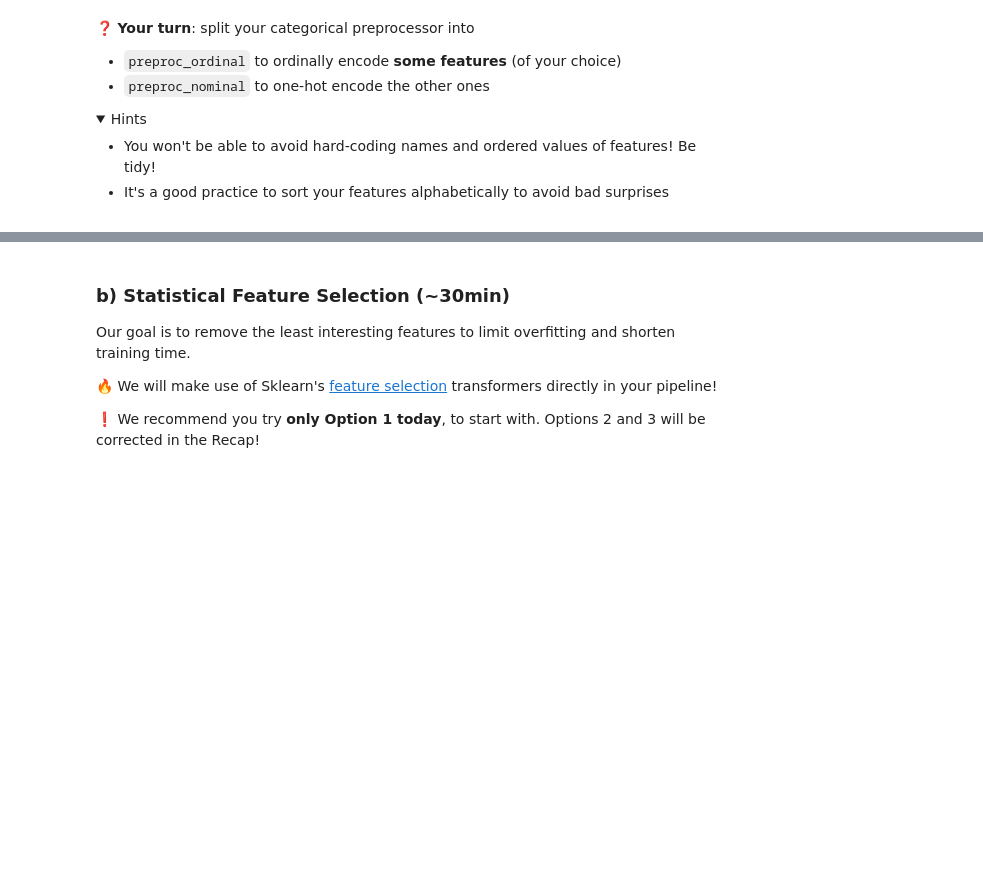
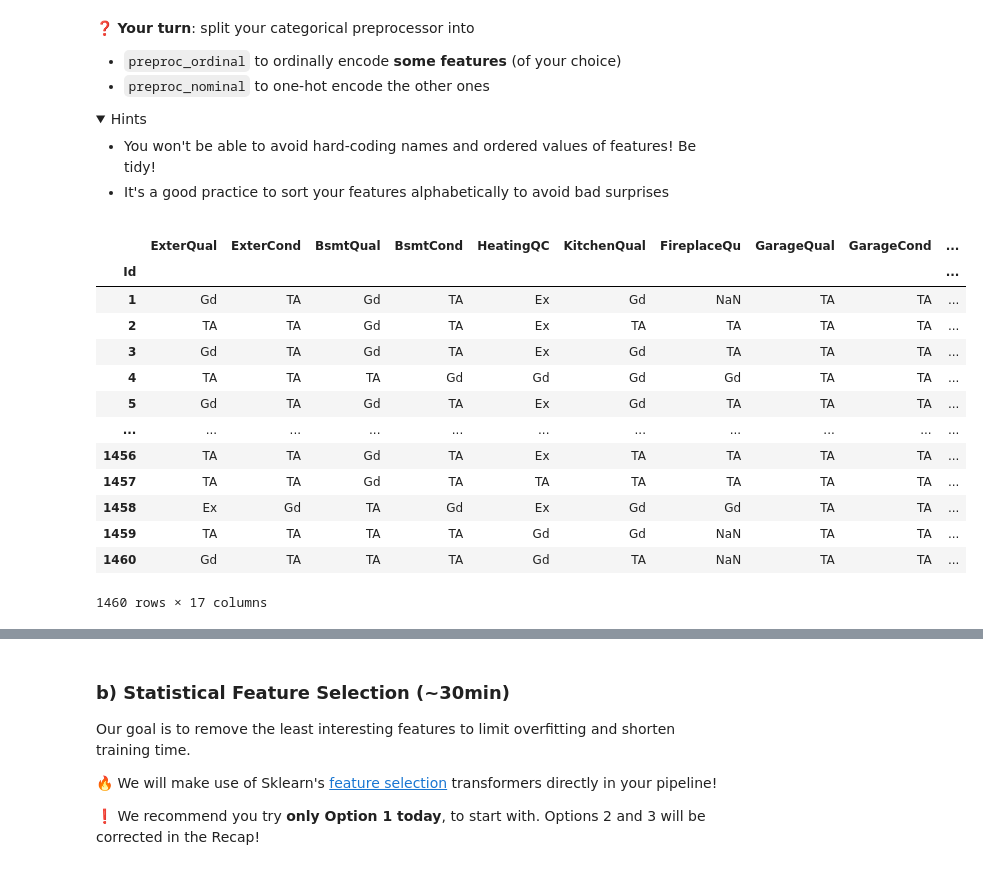
Before and after one commit to syanrys/data-houses-kaggle-competition, a Jupyter notebook: houses_kaggle_competition.ipynb, the cells around one changed output, grey strips where cells are left out. Saved outputs shown, nothing was run; the diff lists cells and outputs as text; code cells hidden in the pictures; folded sections open; blank space fills up the shorter version.

```diff
--- a/houses_kaggle_competition.ipynb
+++ b/houses_kaggle_competition.ipynb
@@ -153,0 +230,3 @@ If you are confident, you can try Sklearn's shorter-syntax `make_pipeline` or `m
+# %%
+shape_preproc_baseline = preproc_basline.fit_transform(X).shape
+shape_preproc_baseline
@@ -172,3 +271,8 @@ print(result.check())
+# %%
+pipe_basline = make_pipeline(
+    preproc_basline,
+    DecisionTreeRegressor()
+)
 # %% [markdown]
 ### c) Cross-Validate
 
@@ -206,8 +320,8 @@ X_test = pd.read_csv("https://wagon-public-datasets.s3.amazonaws.com/houses_test
 X_test_ids = X_test['Id'] # Keep ids
 X_test = X_test.drop(columns=['Id'])
 
-# Predict y_pred_baseline
-pass  # YOUR CODE HERE
+pipe_basline.fit(X, y)
+y_pred_baseline = pipe_basline.predict(X_test)
 # %% [markdown]
 ❓ Finally, store your ready-to-submit CSV as `submission_baseline.csv` in the `data` folder. **Carefully read** and understand Kaggle's required format and test it below (you don't need to submit this baseline to Kaggle for now).
 # %%
@@ -321,0 +460,39 @@ encoder.transform([
+# %%
+feature_quality = ['ExterQual', 'ExterCond', 'BsmtQual', 'BsmtCond', 'HeatingQC', 'KitchenQual', 'FireplaceQu', 'GarageQual', 'GarageCond', 'PoolQC']
+feature_quality_sorted = ['NA', 'Po', 'Fa', 'TA', 'Gd', 'Ex']
+
+feature_type = ['BsmtFinType1', 'BsmtFinType2']
+feature_type_sorted = ['NA', 'Unf', 'LwQ', 'Rec', 'BLQ', 'ALQ', 'GLQ']
+
+feature_privacy = ['Fence']
+feature_privacy_sorted = ['NA', 'MnWw', 'GdWo', 'MnPrv', 'GdPrv']
+
+feature_finish = ['GarageFinish']
+feature_finish_sorted = ['NA', 'Unf', 'RFn', 'Fin']
+
+feature_slope = ['LandSlope']
+feature_slope_sorted = ['Sev', 'Mod', 'Gtl']
+
+feature_exposure = ['BsmtExposure']
+feature_exposure_sorted = ['NA', 'No', 'Mn', 'Av', 'Gd']
+
+feature_electrical = ['Electrical']
+feature_electrical_sorted = ['NA','Mix', 'FuseP', 'FuseF', 'FuseA', 'SBrkr']
+
+feat_ordinal = feature_quality + feature_type + feature_privacy +feature_finish + feature_slope + feature_exposure + feature_electrical
+X[feat_ordinal]
+# %% [output]
+|  | ExterQual | ExterCond | BsmtQual | BsmtCond | HeatingQC | KitchenQual | FireplaceQu | GarageQual | GarageCond | ... |
+| Id |  |  |  |  |  |  |  |  |  | ... |
+| 1 | Gd | TA | Gd | TA | Ex | Gd | NaN | TA | TA | ... |
+| 2 | TA | TA | Gd | TA | Ex | TA | TA | TA | TA | ... |
+| 3 | Gd | TA | Gd | TA | Ex | Gd | TA | TA | TA | ... |
+| 4 | TA | TA | TA | Gd | Gd | Gd | Gd | TA | TA | ... |
+| 5 | Gd | TA | Gd | TA | Ex | Gd | TA | TA | TA | ... |
+| ... | ... | ... | ... | ... | ... | ... | ... | ... | ... | ... |
+| 1456 | TA | TA | Gd | TA | Ex | TA | TA | TA | TA | ... |
+| 1457 | TA | TA | Gd | TA | TA | TA | TA | TA | TA | ... |
+| 1458 | Ex | Gd | TA | Gd | Ex | Gd | Gd | TA | TA | ... |
+| 1459 | TA | TA | TA | TA | Gd | Gd | NaN | TA | TA | ... |
+| 1460 | Gd | TA | TA | TA | Gd | TA | NaN | TA | TA | ... |
+1460 rows × 17 columns
```
Also changed, not shown: parts of 63 cells of this notebook.
